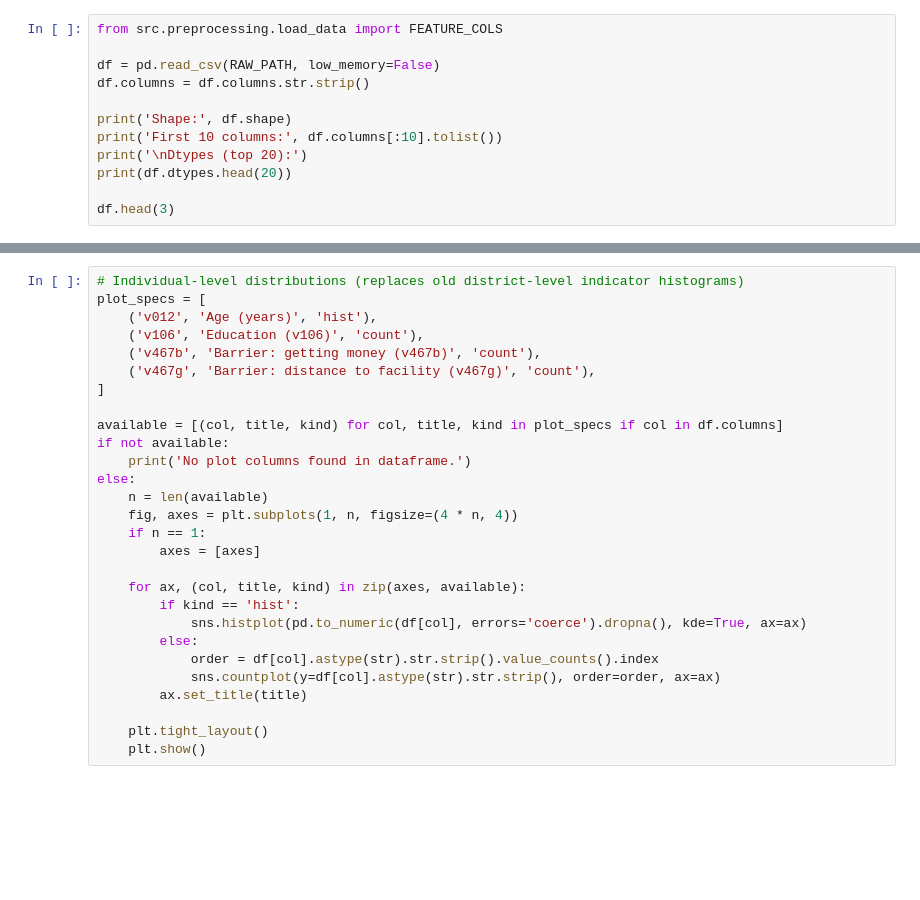
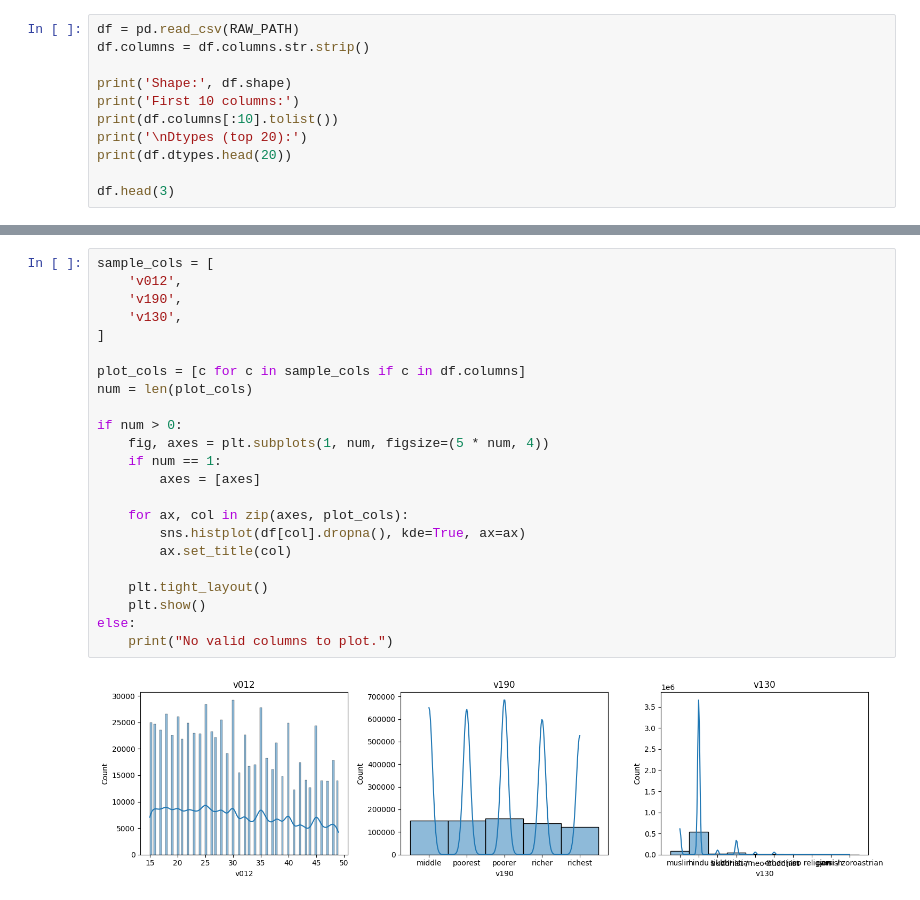
Before and after one commit to pbcs2025/BarrierLens_MP_G25_P48, a Jupyter notebook: notebooks/00_data_exploration.ipynb, the cells around one changed output, grey strips where cells are left out. Cells and saved outputs as stored; diff of their text form; blank space fills up the shorter version.

```diff
--- a/notebooks/00_data_exploration.ipynb
+++ b/notebooks/00_data_exploration.ipynb
@@ -46,11 +24,10 @@ tmp = build_targets(tmp)
 # %%
-from src.preprocessing.load_data import FEATURE_COLS
-
-df = pd.read_csv(RAW_PATH, low_memory=False)
+df = pd.read_csv(RAW_PATH)
 df.columns = df.columns.str.strip()
 
 print('Shape:', df.shape)
-print('First 10 columns:', df.columns[:10].tolist())
+print('First 10 columns:')
+print(df.columns[:10].tolist())
 print('\nDtypes (top 20):')
 print(df.dtypes.head(20))
 
@@ -67,29 +76,26 @@ feature_missing.head(10)
 # %%
-# Individual-level distributions (replaces old district-level indicator histograms)
-plot_specs = [
-    ('v012', 'Age (years)', 'hist'),
-    ('v106', 'Education (v106)', 'count'),
-    ('v467b', 'Barrier: getting money (v467b)', 'count'),
-    ('v467g', 'Barrier: distance to facility (v467g)', 'count'),
+sample_cols = [
+    'v012',
+    'v190',
+    'v130',
 ]
 
-available = [(col, title, kind) for col, title, kind in plot_specs if col in df.columns]
-if not available:
-    print('No plot columns found in dataframe.')
-else:
-    n = len(available)
-    fig, axes = plt.subplots(1, n, figsize=(4 * n, 4))
-    if n == 1:
+plot_cols = [c for c in sample_cols if c in df.columns]
+num = len(plot_cols)
+
+if num > 0:
+    fig, axes = plt.subplots(1, num, figsize=(5 * num, 4))
+    if num == 1:
         axes = [axes]
 
-    for ax, (col, title, kind) in zip(axes, available):
-        if kind == 'hist':
-            sns.histplot(pd.to_numeric(df[col], errors='coerce').dropna(), kde=True, ax=ax)
-        else:
-            order = df[col].astype(str).str.strip().value_counts().index
-            sns.countplot(y=df[col].astype(str).str.strip(), order=order, ax=ax)
-        ax.set_title(title)
+    for ax, col in zip(axes, plot_cols):
+        sns.histplot(df[col].dropna(), kde=True, ax=ax)
+        ax.set_title(col)
 
     plt.tight_layout()
     plt.show()
+else:
+    print("No valid columns to plot.")
+# %% [output]
+[figure, added]
 # %%
```
Also changed, not shown: parts of 6 cells of this notebook, 17 other files.
